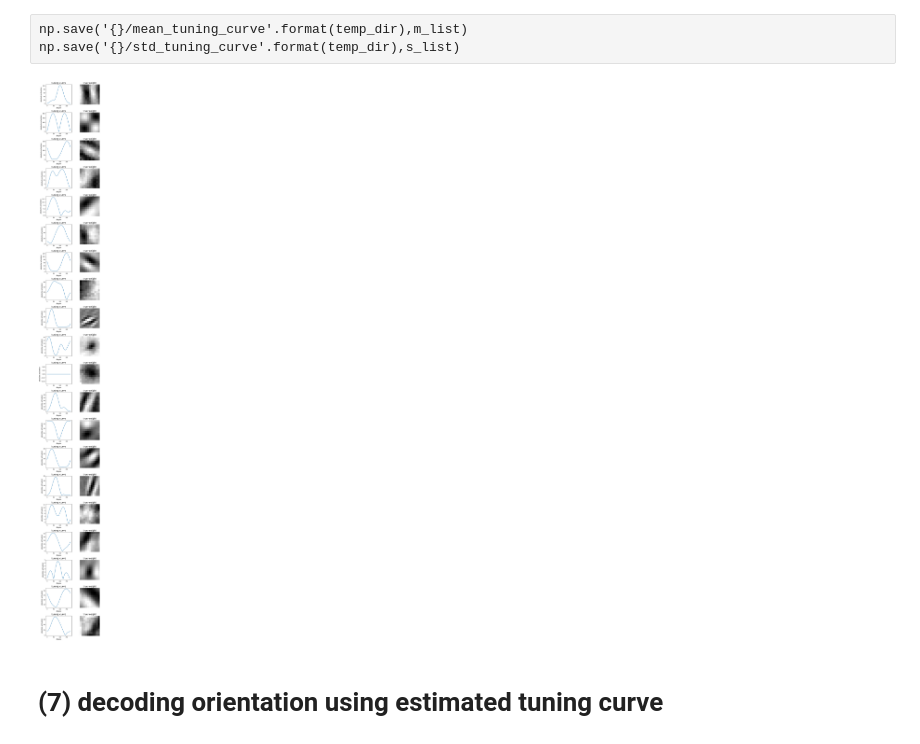
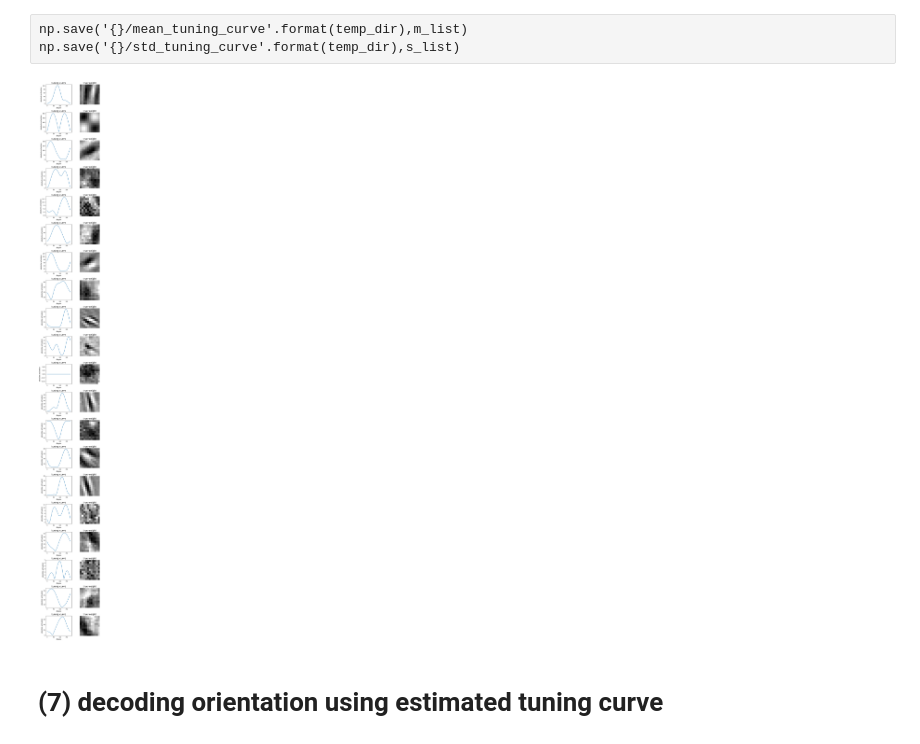
Before and after one commit to mrkmakr/workshop, a Jupyter notebook: workshop.ipynb, the cells around one changed output. Drawn from its saved outputs; the diff is of its cells as text; code cells hidden in the pictures.

```diff
--- a/workshop.ipynb
+++ b/workshop.ipynb
@@ -358,17 +501,10 @@ img_fc6 = am(layer_name = 'fc6',ch=4,ite=200, show = True,lam = 0.000001)
 # %%
 plt.figure(figsize = [18,6])
-plt.subplot(1,3,1)
-plt.imshow(scaling(img_conv1.data[0].transpose(1,2,0)))
-plt.axis('off')
-plt.title('conv1',fontsize = 20)
-plt.subplot(1,3,2)
-plt.imshow(scaling(img_conv3.data[0].transpose(1,2,0)))
-plt.axis('off')
-plt.title('conv3',fontsize = 20)
-plt.subplot(1,3,3)
-plt.imshow(scaling(img_fc6.data[0].transpose(1,2,0)))
-plt.axis('off')
-plt.title('fc6',fontsize = 20)
-plt.title
+for k in range(len(img_list)):
+    plt.subplot(1,len(img_list),k+1)
+    plt.imshow(scaling(img_list[k].data[0].transpose(1,2,0)))
+    plt.title(titles[k],fontsize = 20)
+    plt.axis('off')
+
 plt.savefig('{}/activation_maximization'.format(fig_dir))
 # %% [output]
@@ -517,22 +669,16 @@ plt.savefig('{}/enc_dec_acc'.format(fig_dir))
 # %% [markdown]
 # (6) estimating tuning curve for orientation stimulus
 # %%
-def make_data(theta,omega,move=0,show = False):
+def make_data(theta,omega,k=0,show = False):
     # make orientation image
-    img = orientation_image(227, theta=theta,omega = omega,k = move)
+    img = orientation_image(227, theta=theta,omega = omega,k = k)
     img = imresize(img,np.array([227,227]))
     if show == True:
         plt.imshow(img)
         plt.gray()
         plt.axis('off')
     img = np.repeat(np.expand_dims(img,axis=0),3,axis=0).astype(np.float32)
-
-
     return img
-
-def pi_to_deg(x):
-    return x/np.pi*180
-
 
 def orientation_image(size,theta,omega,k = 0):
     # make orientation image
@@ -542,17 +688,23 @@ def orientation_image(size,theta,omega,k = 0):
     xx=np.matlib.repmat(x,len(x),1)
     yy=np.matlib.repmat(y,len(y),1).T
 
-    xy_rotation=xx*np.cos(theta + np.pi/2)+yy*np.sin(theta + np.pi/2)
+    xy_rotation=xx*np.cos(theta + np.pi/2)+yy*np.sin(theta - np.pi/2)
     wave=np.cos(xy_rotation*omega+k)
 
     return(wave)
+
+def pi_to_deg(x):
+    return x/np.pi*180
 # %%
 #show orientation image to the model
 m_list = []
 s_list = []
 
-for k in range(33):
-    img = make_data(np.pi /32 * k,0.01 * 65,show = False)
+n_ori = 32 #
+omega = 0.01 * 65
+
+for k in range(n_ori + 1):
+    img = make_data(np.pi /n_ori * k,omega)
     img = np.expand_dims(img,axis=0)
     fea = F.relu(model(img,layers=['conv1'])['conv1'])[0].data
     m = [np.mean(f) for f in fea]
@@ -568,28 +724,28 @@ np.save('{}/std_tuning_curve'.format(temp_dir),s_list)
 # %%
 #plot
 n_plot = 20
 plt.figure(figsize=[4*2,4*n_plot])
 for ch in range(n_plot):
     plt.subplot(n_plot,2,2*ch+1)
 
     temp_tuning = m_list[:,ch]
-    temp_x = pi_to_deg(np.arange(33)/32.0 * np.pi)
+    temp_x = pi_to_deg(1.0 * np.arange(n_ori+1)/n_ori * np.pi)
     plt.plot(temp_x, temp_tuning)
     plt.ylabel('absolute activation',fontsize=12)
     plt.xlabel('degree',fontsize=12)
     plt.title('tuning curve',fontsize=18)
 
     plt.subplot(n_plot,2,2*ch+2)
 
-    wei = np.mean(model.conv1.W[ch].transpose(1,2,0).data[:,::-1,0:1],axis=2)
+    wei = np.mean(model.conv1.W[ch].transpose(1,2,0).data,axis=2)
     plt.imshow(wei)
     plt.axis('off')
     plt.title('true weight',fontsize = 18)
 
 plt.subplots_adjust(hspace = 0.4)
 plt.savefig('{}/tuning_curve_and_weight'.format(fig_dir))
 # %% [output]
-[figure, old version]
+[figure, new version]
 # %% [markdown]
 # (7) decoding orientation using estimated tuning curve
 # %%
```
Also changed, not shown: parts of 38 cells of this notebook, 4 other files.
